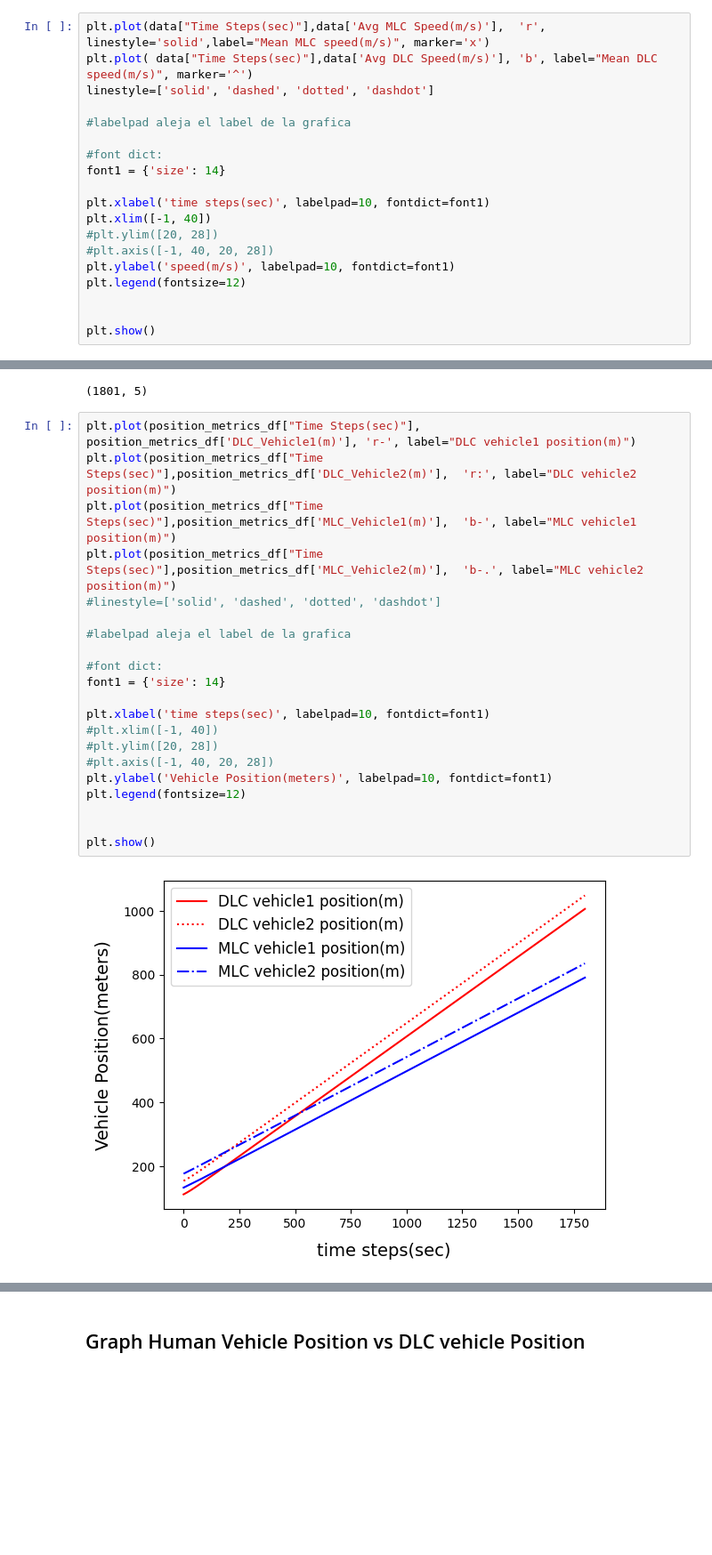
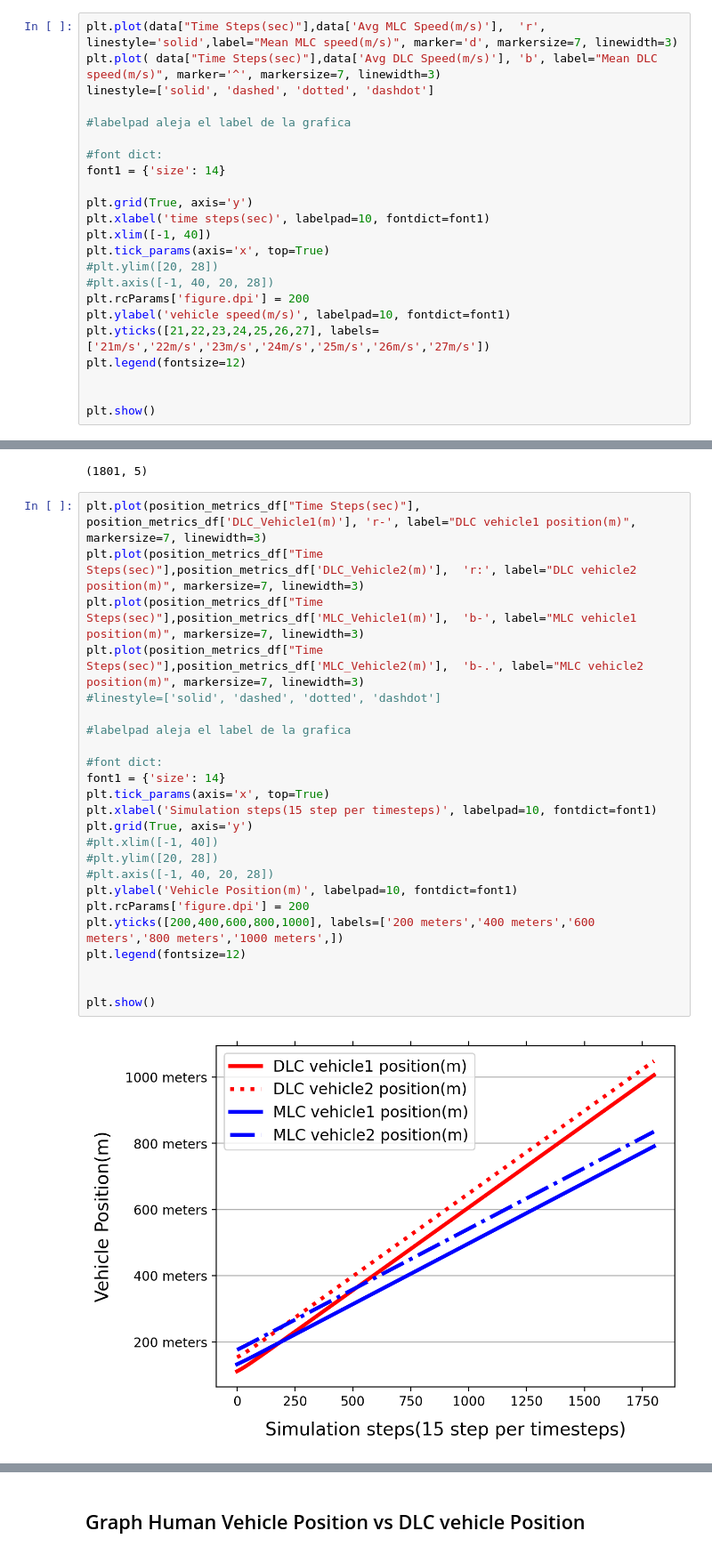
Before and after one commit to RaulEP/MscThesis-MAHighwayEnv, a Jupyter notebook: test.ipynb, the cells around one changed output, grey strips where cells are left out. Shown: that part at 89% size. Cells and saved outputs as stored; diff of their text form; blank space fills up the shorter version.

```diff
--- a/test.ipynb
+++ b/test.ipynb
@@ -91,8 +88,8 @@ speed_metrics_df.tail()
 | 48 | 48.0 | 21.699334 | 27.710623 |
 | 49 | 49.0 | 21.707686 | 27.774216 |
 # %%
-plt.plot(data["Time Steps(sec)"],data['Avg MLC Speed(m/s)'],  'r', linestyle='solid',label="Mean MLC speed(m/s)", marker='x')
-plt.plot( data["Time Steps(sec)"],data['Avg DLC Speed(m/s)'], 'b', label="Mean DLC speed(m/s)", marker='^')
+plt.plot(data["Time Steps(sec)"],data['Avg MLC Speed(m/s)'],  'r', linestyle='solid',label="Mean MLC speed(m/s)", marker='d', markersize=7, linewidth=3)
+plt.plot( data["Time Steps(sec)"],data['Avg DLC Speed(m/s)'], 'b', label="Mean DLC speed(m/s)", marker='^', markersize=7, linewidth=3)
 linestyle=['solid', 'dashed', 'dotted', 'dashdot']
 
 #labelpad aleja el label de la grafica
@@ -100,11 +97,15 @@ linestyle=['solid', 'dashed', 'dotted', 'dashdot']
 #font dict:
 font1 = {'size': 14}
 
+plt.grid(True, axis='y')
 plt.xlabel('time steps(sec)', labelpad=10, fontdict=font1)
 plt.xlim([-1, 40])
+plt.tick_params(axis='x', top=True)
 #plt.ylim([20, 28])
 #plt.axis([-1, 40, 20, 28])
-plt.ylabel('speed(m/s)', labelpad=10, fontdict=font1)
+plt.rcParams['figure.dpi'] = 200
+plt.ylabel('vehicle speed(m/s)', labelpad=10, fontdict=font1)
+plt.yticks([21,22,23,24,25,26,27], labels=['21m/s','22m/s','23m/s','24m/s','25m/s','26m/s','27m/s'])
 plt.legend(fontsize=12)
 
 
@@ -163,25 +158,28 @@ position_metrics_df.shape
 # %% [output]
 (1801, 5)
 # %%
-plt.plot(position_metrics_df["Time Steps(sec)"], position_metrics_df['DLC_Vehicle1(m)'], 'r-', label="DLC vehicle1 position(m)")
-plt.plot(position_metrics_df["Time Steps(sec)"],position_metrics_df['DLC_Vehicle2(m)'],  'r:', label="DLC vehicle2 position(m)")
-plt.plot(position_metrics_df["Time Steps(sec)"],position_metrics_df['MLC_Vehicle1(m)'],  'b-', label="MLC vehicle1 position(m)")
-plt.plot(position_metrics_df["Time Steps(sec)"],position_metrics_df['MLC_Vehicle2(m)'],  'b-.', label="MLC vehicle2 position(m)")
+plt.plot(position_metrics_df["Time Steps(sec)"], position_metrics_df['DLC_Vehicle1(m)'], 'r-', label="DLC vehicle1 position(m)", markersize=7, linewidth=3)
+plt.plot(position_metrics_df["Time Steps(sec)"],position_metrics_df['DLC_Vehicle2(m)'],  'r:', label="DLC vehicle2 position(m)", markersize=7, linewidth=3)
+plt.plot(position_metrics_df["Time Steps(sec)"],position_metrics_df['MLC_Vehicle1(m)'],  'b-', label="MLC vehicle1 position(m)", markersize=7, linewidth=3)
+plt.plot(position_metrics_df["Time Steps(sec)"],position_metrics_df['MLC_Vehicle2(m)'],  'b-.', label="MLC vehicle2 position(m)", markersize=7, linewidth=3)
 #linestyle=['solid', 'dashed', 'dotted', 'dashdot']
 
 #labelpad aleja el label de la grafica
 
 #font dict:
 font1 = {'size': 14}
-
-plt.xlabel('time steps(sec)', labelpad=10, fontdict=font1)
+plt.tick_params(axis='x', top=True)
+plt.xlabel('Simulation steps(15 step per timesteps)', labelpad=10, fontdict=font1)
+plt.grid(True, axis='y')
 #plt.xlim([-1, 40])
 #plt.ylim([20, 28])
 #plt.axis([-1, 40, 20, 28])
-plt.ylabel('Vehicle Position(meters)', labelpad=10, fontdict=font1)
+plt.ylabel('Vehicle Position(m)', labelpad=10, fontdict=font1)
+plt.rcParams['figure.dpi'] = 200
+plt.yticks([200,400,600,800,1000], labels=['200 meters','400 meters','600 meters','800 meters','1000 meters',])
 plt.legend(fontsize=12)
 
 
 plt.show()
 # %% [output]
-[figure, old version]
+[figure, new version]
```
Also changed, not shown: parts of 21 cells of this notebook.
